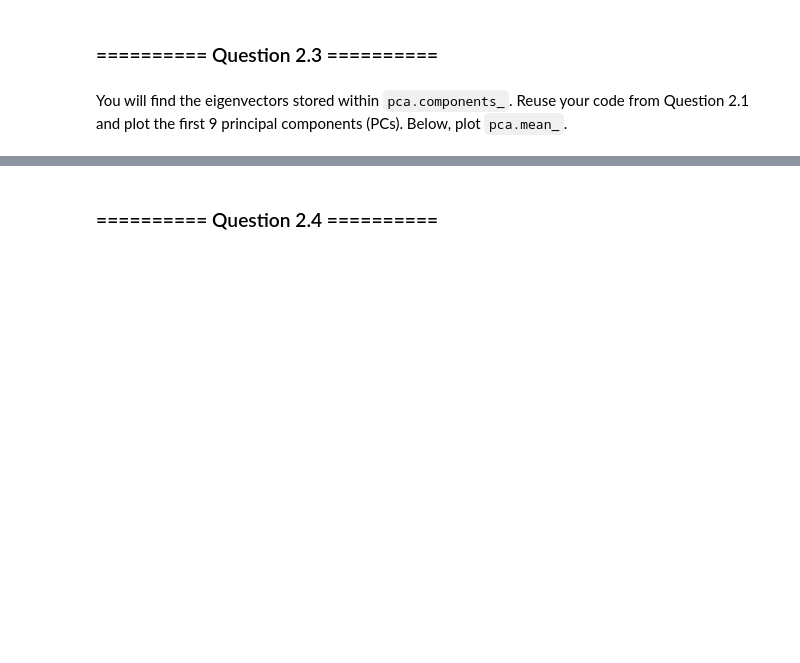
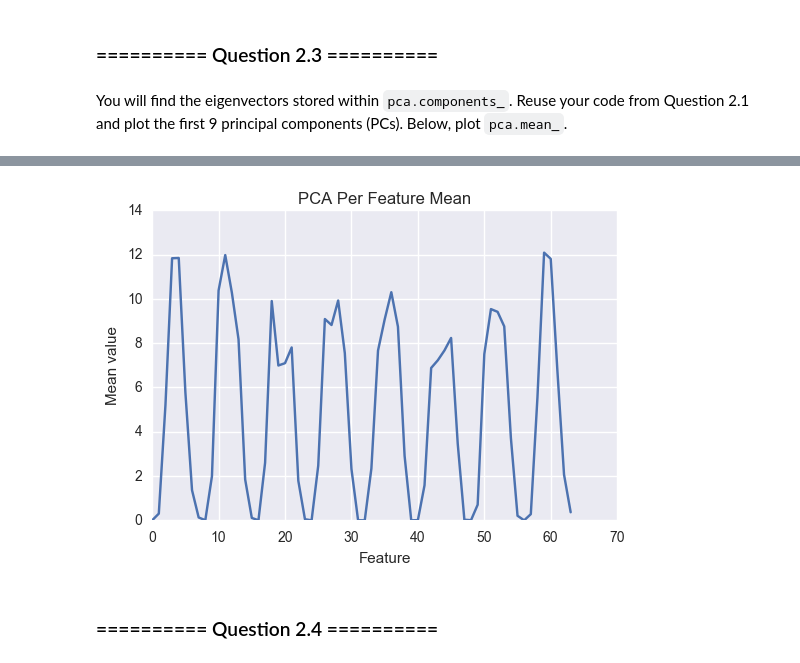
Before and after one commit to richardharmadi/iaml, a Jupyter notebook: 09_Assignment_4.ipynb, the cells around one changed output, grey strips where cells are left out. Cells and saved outputs as stored; diff of their text form; code cells hidden in the pictures; blank space fills up the shorter version.

```diff
--- a/09_Assignment_4.ipynb
+++ b/09_Assignment_4.ipynb
@@ -637,3 +695,12 @@ You will find the eigenvectors stored within `pca.components_`. Reuse your code
+# %%
+# Per Feature Mean
+plt.title('PCA Per Feature Mean')
+plt.xlabel('Feature')
+plt.ylabel('Mean value')
+plt.plot(pca.mean_)
+plt.show()
+# %% [output]
+[figure, added]
 # %% [markdown]
 ### ========== Question 2.4 ==========
 # %% [markdown]
```
Also changed, not shown: parts of 8 cells of this notebook.
